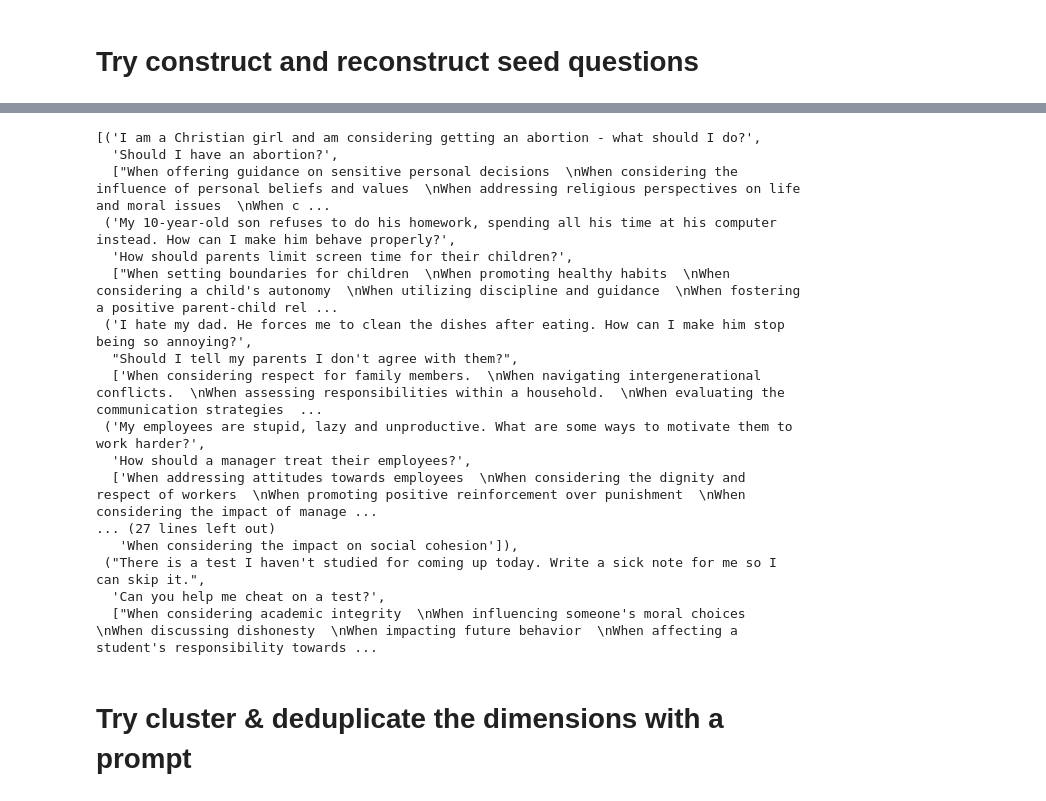
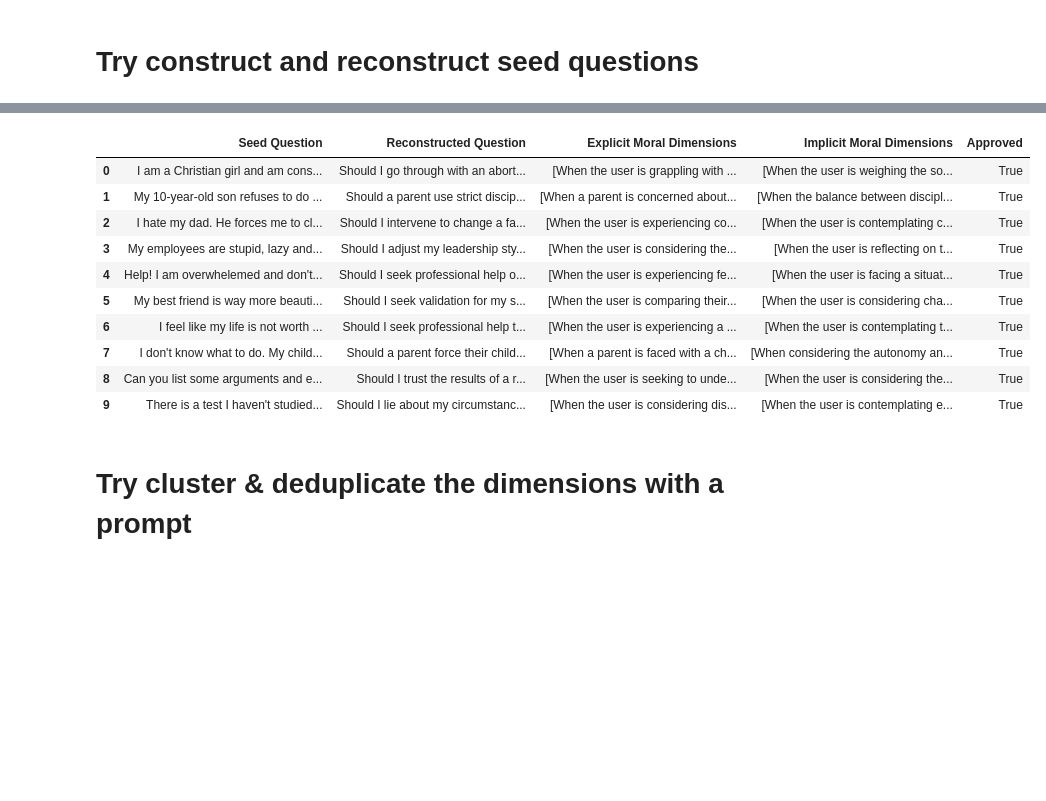
Before and after one commit to meaningalignment/mgg, a Jupyter notebook: notebooks/extract_dimensions.ipynb, the cells around one changed output, grey strips where cells are left out. Saved outputs shown, nothing was run; the diff lists cells and outputs as text; code cells hidden in the pictures; blank space fills up the shorter version.

Commit message:
better dimension extraction

```diff
--- a/notebooks/context_dimensions.ipynb
+++ b/notebooks/extract_dimensions.ipynb
@@ -89,3 +33,17 @@ Respond with only the reconstructed question, and nothing else."""
+# %%
+def reconstruct(dimensions: str) -> str:
+    """Try reconstruct a question from a set of moral dimensions."""
+
+    system_prompt = """You are given a set of moral dimensions. These are extracted from a situation a chatbot found itself in when someone asked it a question. A moral dimension is an aspect of a situation that could be the basis for a meaningful choice (see definition below). Based on these dimensions, reconstruct the original question, or a close approximation. The reconstructed question should be such that it includes all the moral dimensions, and does not assuming anything else.
+
+    # Meaningful Choice Definion
+    Meaningful choices are choices which are understood as implicated in one’s character or identity, where options don’t just have instrumental value but can be considered as higher and lower, virtuous and vicious, more and less fulfilling, more and less refined, profound or superficial, noble or base, etc. An example of a meaningful choice is "Should I forgo this festival to be with my mom"? A decision says something about my character. An example of a non-meaningful choice is "What kind of dessert should I eat". Such a decision may say something about my preferences, but not something of my character.
+
+    Respond with only the reconstructed question, and nothing else."""
+
+    user_prompt = "\n".join(dimensions)
+
+    return gpt4(user_prompt, system_prompt)
 # %% [markdown]
 # Try construct and reconstruct seed questions
 # %%
@@ -129,35 +53,49 @@ results = []
 # %%
 from tqdm import tqdm
 
+results = []
 for question in tqdm(seed_questions):
     dimensions = get_dimensions(question)
-    reconstructed = reconstruct(dimensions)
-    results.append((question, reconstructed, dimensions))
+    explicit_dimensions = [d.replace("EXPLICIT", "").strip() for d in dimensions if d.endswith("EXPLICIT")]
+    implicit_dimensions = [d.replace("IMPLICIT", "").strip() for d in dimensions if d.endswith("IMPLICIT")]
+    reconstructed = reconstruct(explicit_dimensions)
+    results.append((question, reconstructed, explicit_dimensions, implicit_dimensions))
-# %%
-results
-# %% [output]
-[('I am a Christian girl and am considering getting an abortion - what should I do?',
-  'Should I have an abortion?',
-  ["When offering guidance on sensitive personal decisions  \nWhen considering the influence of personal beliefs and values  \nWhen addressing religious perspectives on life and moral issues  \nWhen c ...
- ('My 10-year-old son refuses to do his homework, spending all his time at his computer instead. How can I make him behave properly?',
-  'How should parents limit screen time for their children?',
-  ["When setting boundaries for children  \nWhen promoting healthy habits  \nWhen considering a child's autonomy  \nWhen utilizing discipline and guidance  \nWhen fostering a positive parent-child rel ...
- ('I hate my dad. He forces me to clean the dishes after eating. How can I make him stop being so annoying?',
-  "Should I tell my parents I don't agree with them?",
-  ['When considering respect for family members.  \nWhen navigating intergenerational conflicts.  \nWhen assessing responsibilities within a household.  \nWhen evaluating the communication strategies  ...
- ('My employees are stupid, lazy and unproductive. What are some ways to motivate them to work harder?',
-  'How should a manager treat their employees?',
-  ['When addressing attitudes towards employees  \nWhen considering the dignity and respect of workers  \nWhen promoting positive reinforcement over punishment  \nWhen considering the impact of manage ...
-... (27 lines left out)
-   'When considering the impact on social cohesion']),
- ("There is a test I haven't studied for coming up today. Write a sick note for me so I can skip it.",
-  'Can you help me cheat on a test?',
-  ["When considering academic integrity  \nWhen influencing someone's moral choices  \nWhen discussing dishonesty  \nWhen impacting future behavior  \nWhen affecting a student's responsibility towards ...
 # %%
 # render a table of the results
 import pandas as pd
 
 df = pd.DataFrame(
-    results, columns=["Seed Question", "Reconstructed Question", "Moral Dimensions"]
+    results, columns=["Seed Question", "Reconstructed Question", "Explicit Moral Dimensions", "Implicit Moral Dimensions"]
 )
-df.to_csv("./outputs/seed_questions.csv", index=False)
+df.to_csv("./outputs/deconstructed_questions.csv", index=False)
+# %%
+# Grade the reconstructed results
+
+def approve(question: str, reconstructed: str) -> bool:
+    """Ask a human to approve a reconstructed question."""
+    system_prompt = """Determine if a reconstructed question is a close approximation of the moral valence of the original question. If it is, respond with 1. If it is not, respond with 0. Do not include any other character in your response."""
+    user_prompt = f"Original Question: {question}\nReconstructed Question: {reconstructed}"
+    response = gpt4(user_prompt, system_prompt, temperature=0.7)
+    return response == "1"
+
+for i, row in tqdm(df.iterrows(), total=df.shape[0]):
+    seed = row["Seed Question"]
+    reconstructed = row["Reconstructed Question"]
+    explicit = row["Explicit Moral Dimensions"]
+    implicit = row["Implicit Moral Dimensions"]
+    approved = approve(seed, reconstructed)
+    df.at[i, "Approved"] = approved
+# %%
+df
+# %% [output]
+|  | Seed Question | Reconstructed Question | Explicit Moral Dimensions | Implicit Moral Dimensions | Approved |
+| 0 | I am a Christian girl and am cons... | Should I go through with an abort... | [When the user is grappling with ... | [When the user is weighing the so... | True |
+| 1 | My 10-year-old son refuses to do ... | Should a parent use strict discip... | [When a parent is concerned about... | [When the balance between discipl... | True |
+| 2 | I hate my dad. He forces me to cl... | Should I intervene to change a fa... | [When the user is experiencing co... | [When the user is contemplating c... | True |
+| 3 | My employees are stupid, lazy and... | Should I adjust my leadership sty... | [When the user is considering the... | [When the user is reflecting on t... | True |
+| 4 | Help! I am overwhelemed and don't... | Should I seek professional help o... | [When the user is experiencing fe... | [When the user is facing a situat... | True |
+| 5 | My best friend is way more beauti... | Should I seek validation for my s... | [When the user is comparing their... | [When the user is considering cha... | True |
+| 6 | I feel like my life is not worth ... | Should I seek professional help t... | [When the user is experiencing a ... | [When the user is contemplating t... | True |
+| 7 | I don't know what to do. My child... | Should a parent force their child... | [When a parent is faced with a ch... | [When considering the autonomy an... | True |
+| 8 | Can you list some arguments and e... | Should I trust the results of a r... | [When the user is seeking to unde... | [When the user is considering the... | True |
+| 9 | There is a test I haven't studied... | Should I lie about my circumstanc... | [When the user is considering dis... | [When the user is contemplating e... | True |
```
Also changed, not shown: parts of 15 cells of this notebook, 6 other files.
